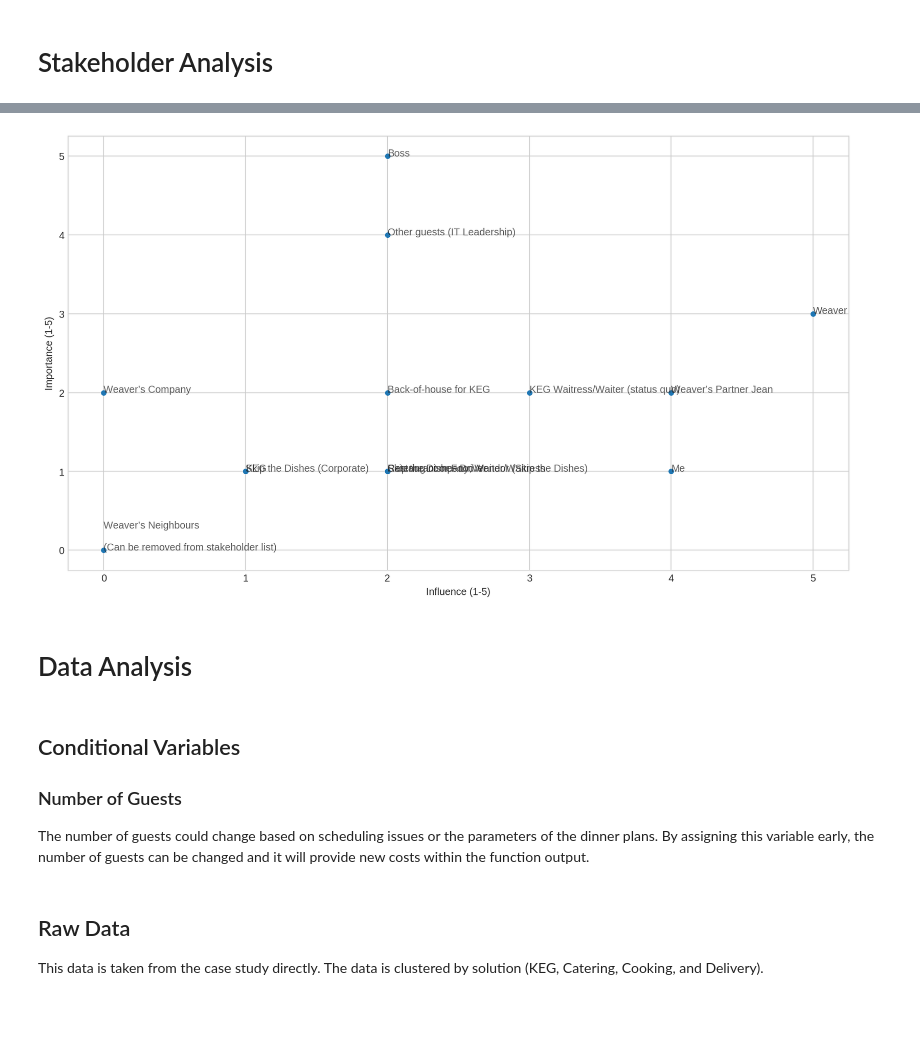
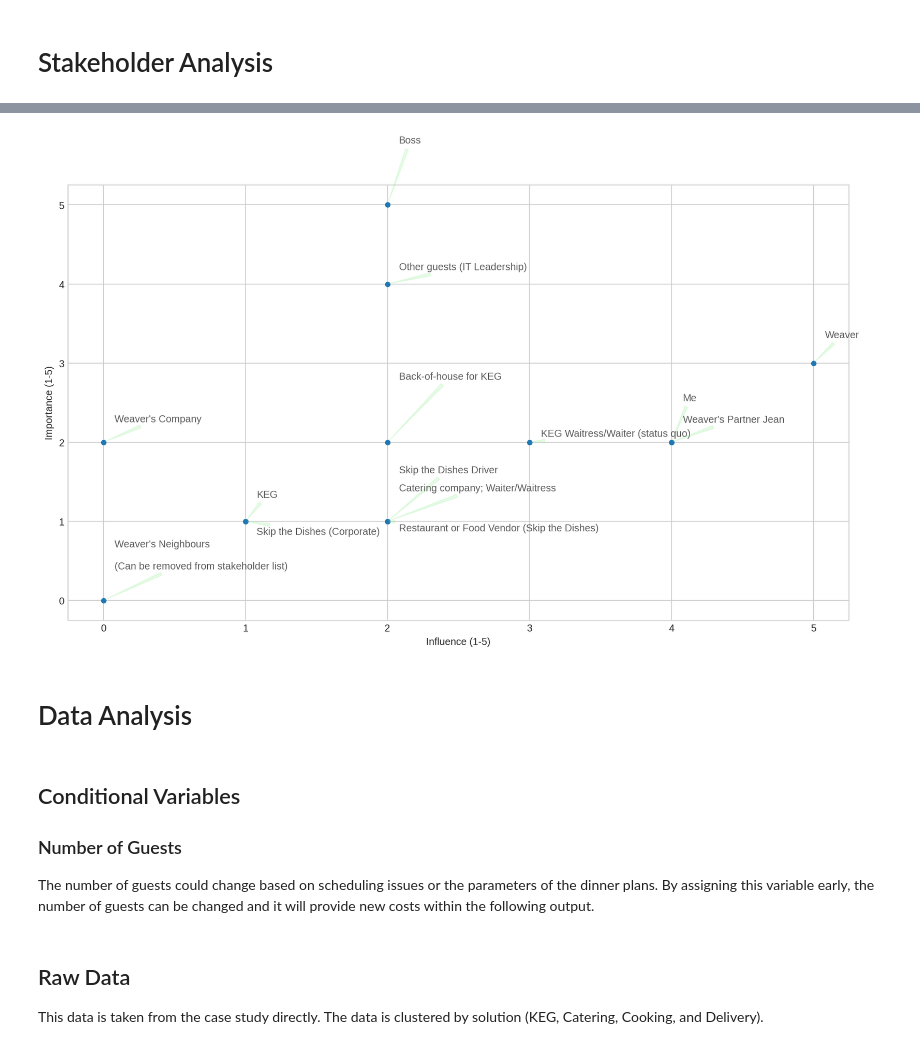
Before and after one commit to cschellenberger/Analysis-Fundamentals, a Jupyter notebook: DinnerWithTheBoss.ipynb, the cells around one changed output, grey strips where cells are left out. Cells and saved outputs as stored; diff of their text form; code cells hidden in the pictures; blank space fills up the shorter version.

```diff
--- a/DinnerWithTheBoss.ipynb
+++ b/DinnerWithTheBoss.ipynb
@@ -27,17 +36,22 @@ stakeholders.head()
 influence = np.array(stakeholders.iloc[:,5])
 importance = np.array(stakeholders.iloc[:,6])
 # %%
+from numpy.random import *
+
+offset = random_sample(len(stakeholders["Stakeholder"]),)
+
 stakeholders.plot(x="Influence (1-5)", y="Importance (1-5)", kind='scatter', figsize=(14,8))
-for x, y, label in zip(np.array(stakeholders.iloc[:,5]), np.array(stakeholders.iloc[:,6]), np.array(stakeholders.iloc[:,1])):
-    plt.annotate(label, (x, y), fontsize=10, alpha=0.75)
+for x, y, label, text_offset in zip(np.array(stakeholders.iloc[:,5]), np.array(stakeholders.iloc[:,6]), np.array(stakeholders.iloc[:,1]), offset):
+    plt.annotate(label, xy=(x,y), xytext=(x+0.08, y+text_offset-0.2), xycoords='data',
+                 fontsize=10, alpha=0.75, arrowprops=dict(arrowstyle="wedge", connectionstyle="arc3", alpha=0.2, color="lightgreen"))
 # %% [output]
-[figure, old version]
+[figure, new version]
 # %% [markdown]
 # Data Analysis
 # %% [markdown]
 ## Conditional Variables
 ### Number of Guests
-The number of guests could change based on scheduling issues or the parameters of the dinner plans. By assigning this variable early, the number of guests can be changed and it will provide new costs within the function output.
+The number of guests could change based on scheduling issues or the parameters of the dinner plans. By assigning this variable early, the number of guests can be changed and it will provide new costs within the following output.
 # %%
 number_of_guests = 8
 # %% [markdown]
```
Also changed, not shown: parts of 5 cells of this notebook.
